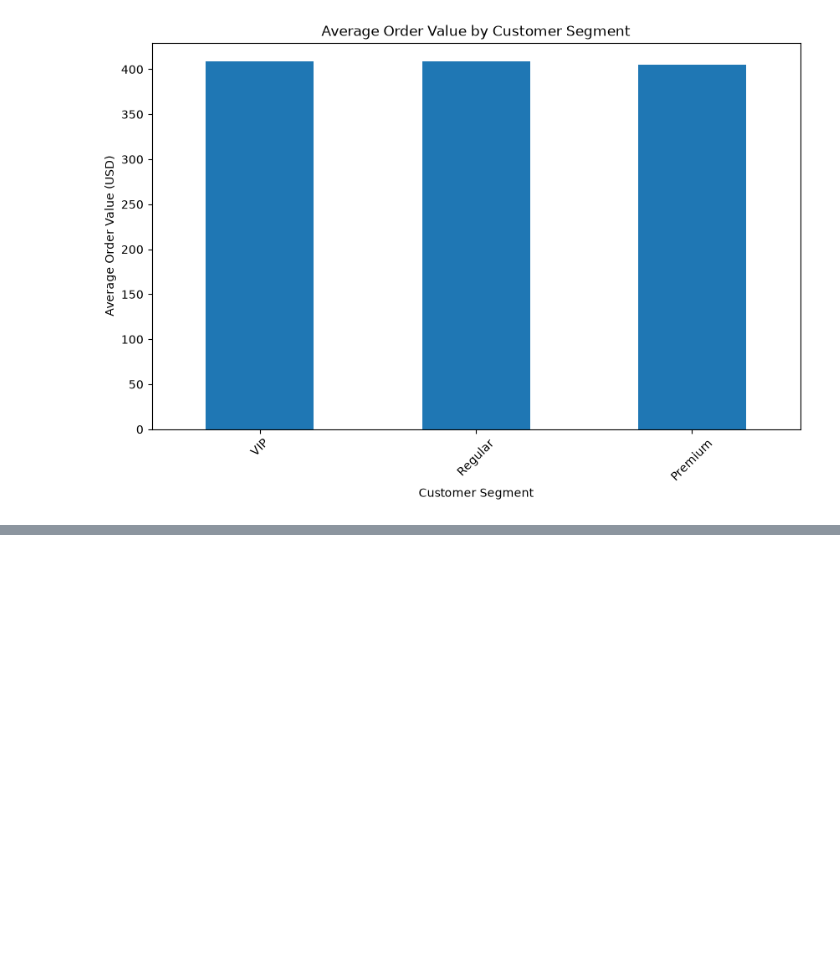
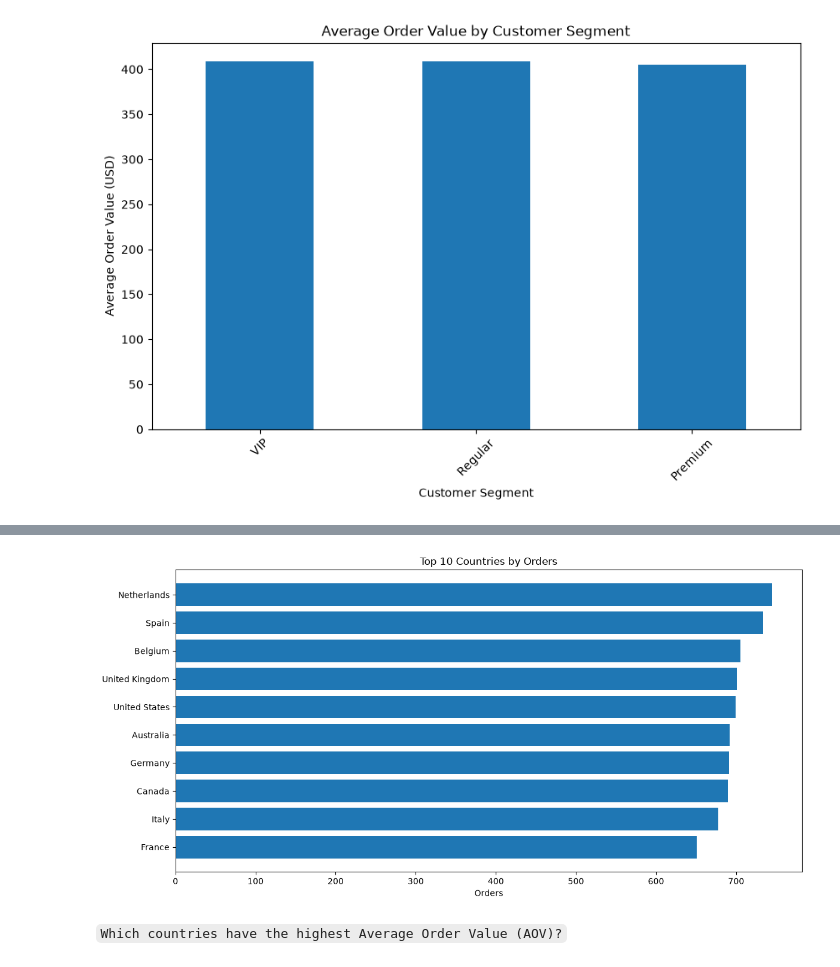
Before and after one commit to Suman-byte8/global-e-commerce-dataset-1M-records-2024-2026-analysis, a Jupyter notebook: notebooks/02_Exploratory_Data_Analysis.ipynb, the cells around one changed output, grey strips where cells are left out. Drawn from its saved outputs; the diff is of its cells as text; code cells hidden in the pictures; blank space fills up the shorter version.

````diff
--- a/notebooks/02_Exploratory_Data_Analysis.ipynb
+++ b/notebooks/02_Exploratory_Data_Analysis.ipynb
@@ -1387,0 +1493,9 @@ plt.show()
+# %%
+country_orders = (
+    completed_orders
+    .groupby("country")["order_id"]
+    .count()
+    .sort_values(ascending=False)
+)
+
+country_orders
@@ -1387,0 +1515,19 @@ plt.show()
+# %%
+top10_country_orders = country_orders.head(10)
+
+plt.figure(figsize=(12,6))
+
+plt.barh(
+    top10_country_orders.index[::-1],
+    top10_country_orders.values[::-1]
+)
+
+plt.title("Top 10 Countries by Orders")
+plt.xlabel("Orders")
+plt.tight_layout()
+plt.savefig("../images/top10_country_orders.png")
+plt.show()
+# %% [output]
+[figure, added]
+# %% [markdown]
+```Which countries have the highest Average Order Value (AOV)?```
````
Also changed, not shown: parts of 24 cells of this notebook, 7 other files.
